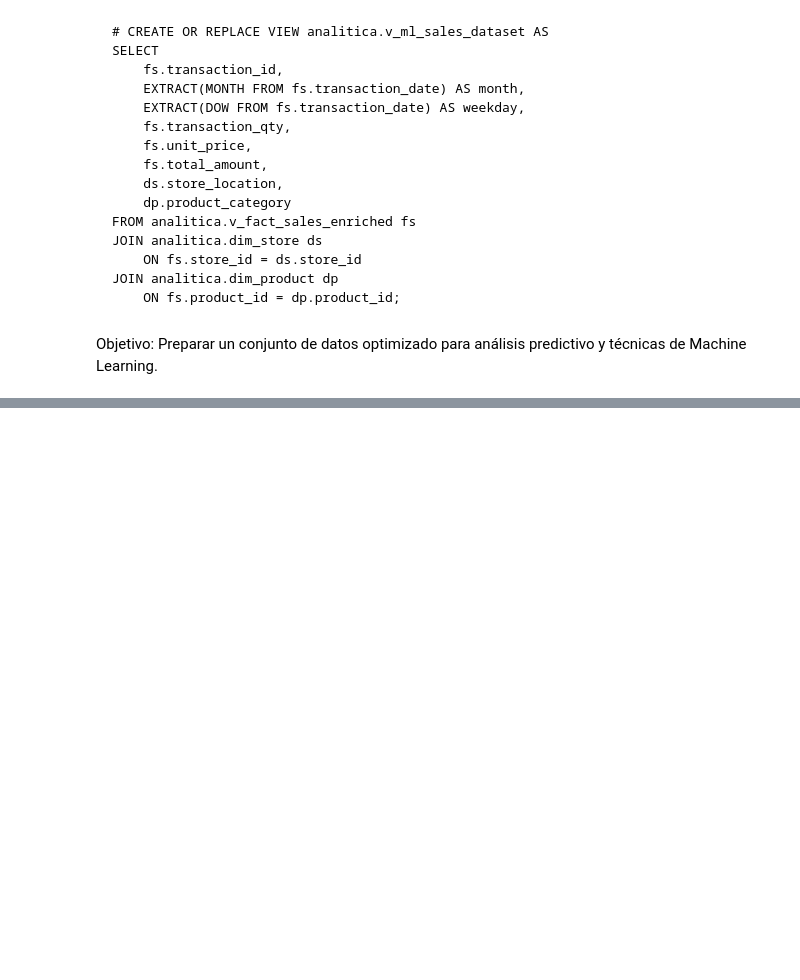
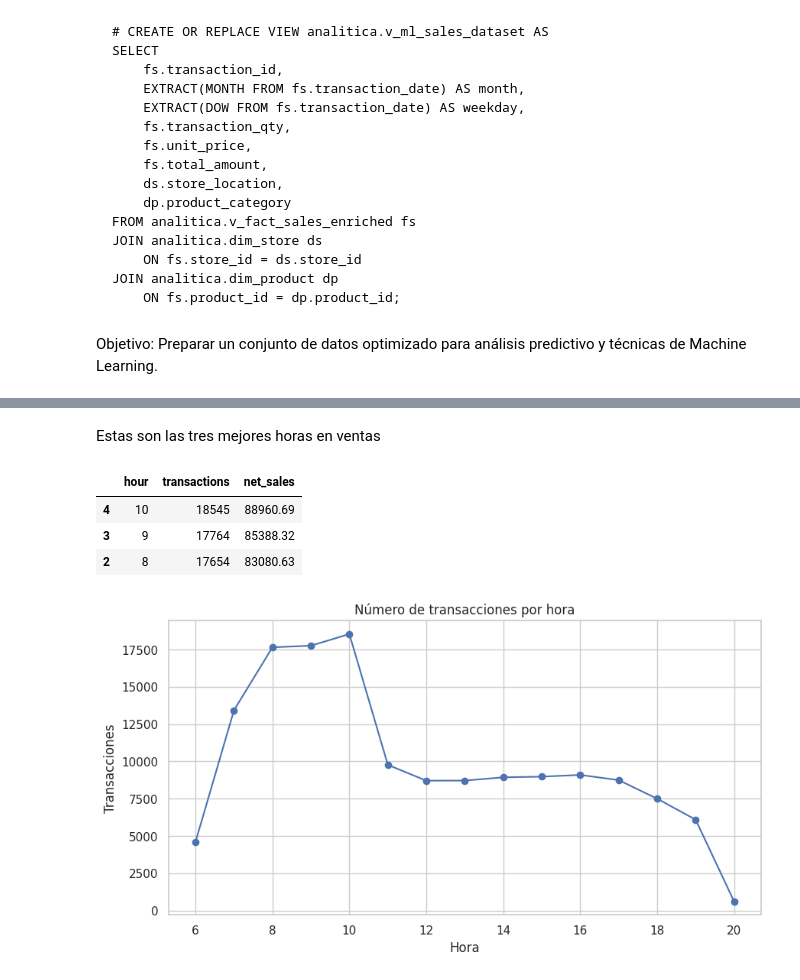
Before and after one commit to EliasHernandezBar/Proyecto-Final, a Jupyter notebook: Proyecto_Integrador.ipynb, the cells around one changed output, grey strips where cells are left out. Cells and saved outputs as stored; diff of their text form; code cells hidden in the pictures; blank space fills up the shorter version.

```diff
--- a/Proyecto_Integrador.ipynb
+++ b/Proyecto_Integrador.ipynb
@@ -634,0 +1089,27 @@ Objetivo: Preparar un conjunto de datos optimizado para análisis predictivo y t
+# %% [markdown]
+Estas son las tres mejores horas en ventas
+# %%
+df_hourly.nlargest(3, "net_sales")
+# %% [output]
+|  | hour | transactions | net_sales |
+| 4 | 10 | 18545 | 88960.69 |
+| 3 | 9 | 17764 | 85388.32 |
+| 2 | 8 | 17654 | 83080.63 |
+# %%
+plt.figure(figsize=(10,5))
+
+plt.plot(
+    df_hourly["hour"],
+    df_hourly["transactions"],
+    marker="o"
+)
+
+plt.title("Número de transacciones por hora")
+plt.xlabel("Hora")
+plt.ylabel("Transacciones")
+
+plt.grid(True)
+
+plt.show()
+# %% [output]
+[figure, added]
```
Also changed, not shown: parts of 69 cells of this notebook.
